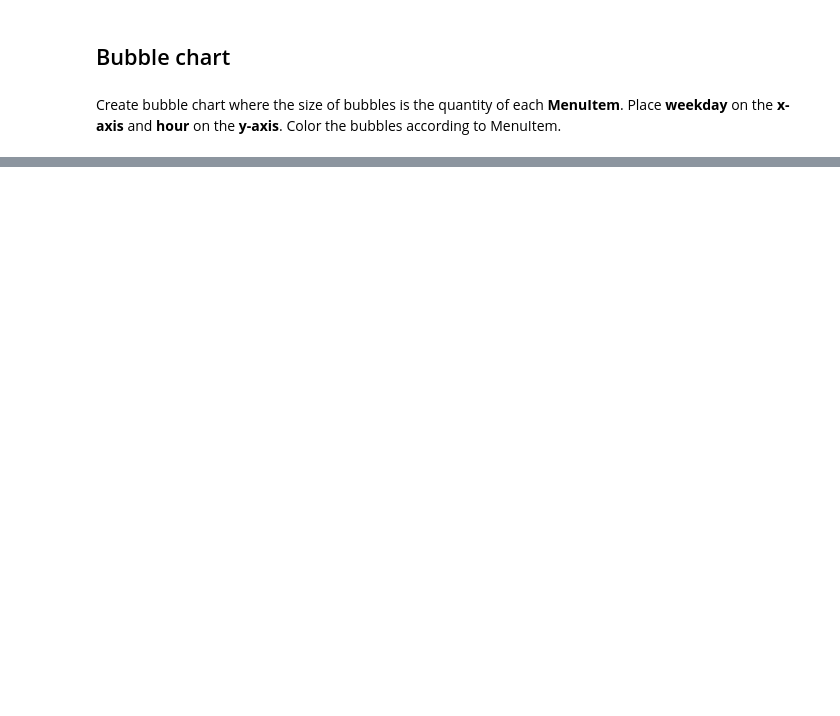
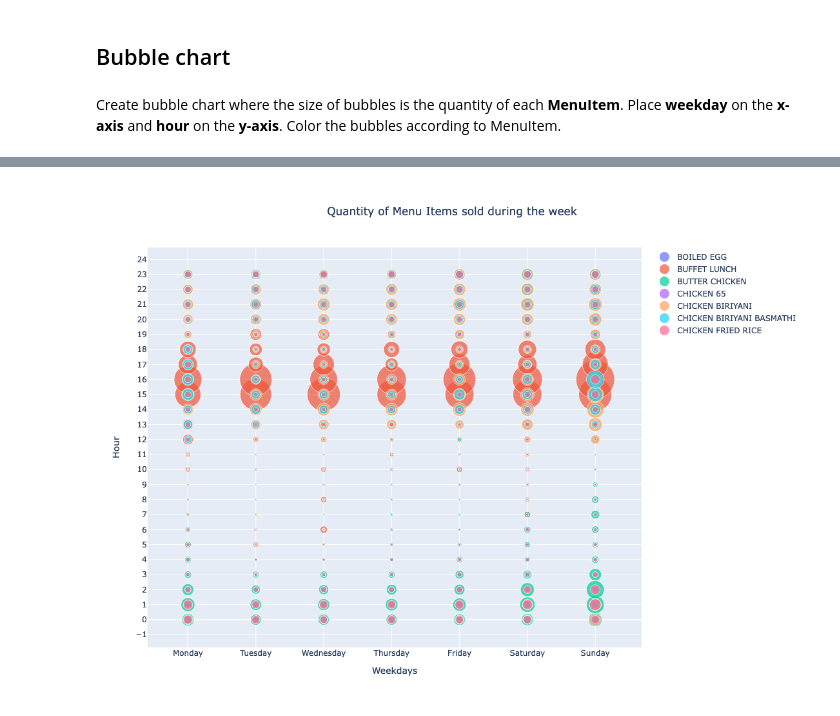
Before and after one commit to ryan-ferns/DS_auticon_dataviz, a Jupyter notebook: plotly_advanced_exercise.ipynb, the cells around one changed output, grey strips where cells are left out. Cells and saved outputs as stored; diff of their text form; code cells hidden in the pictures; blank space fills up the shorter version.

```diff
--- a/plotly_advanced_exercise.ipynb
+++ b/plotly_advanced_exercise.ipynb
@@ -26,0 +489,47 @@ Place **weekday** on the **x-axis** and **hour** on the **y-axis**. Color the bu
+# %%
+foods = df['MenuItem'].unique()
+# %%
+data = []
+for food in foods:
+
+    trace = go.Scatter(
+        name = food,
+        x = df_bc[(df_bc['MenuItem'] == food)]['weekday'],
+        y = df_bc[(df_bc['MenuItem'] == food)]['hour'],
+        mode = 'markers',
+        marker = {
+            'size': df_bc[(df_bc['MenuItem'] == food)]['Qty'],
+            'sizemode': 'area',
+            'sizeref': 2. * max(df_bc['Qty']) / (60.**2)
+        },
+        hovertemplate =
+        f'MenuItem = {food}<br>'
+        'Weekday = %{x}<br>'+
+        'Hour = %{y}<br>'+
+        'Quantity = %{marker.size}<br>',
+        hoverlabel = {'namelength': 0}
+    )
+    data.append(trace)
+
+# create the layout
+layout = go.Layout(
+    title = {
+        'text': 'Quantity of Menu Items sold during the week',
+        'x': 0.5},
+    hovermode = 'closest',
+    xaxis = dict(title = 'Weekdays'),
+    yaxis = {'title' : 'Hour',
+             'tick0' : 0,
+             'dtick' : 1
+        },
+    autosize = False,
+    width = 800,
+    height = 800,
+)
+
+
+# create the figure
+fig = go.Figure(data=data, layout=layout)
+fig.show()
+# %% [output]
+[figure, added]
```
Also changed, not shown: parts of 48 cells of this notebook.
